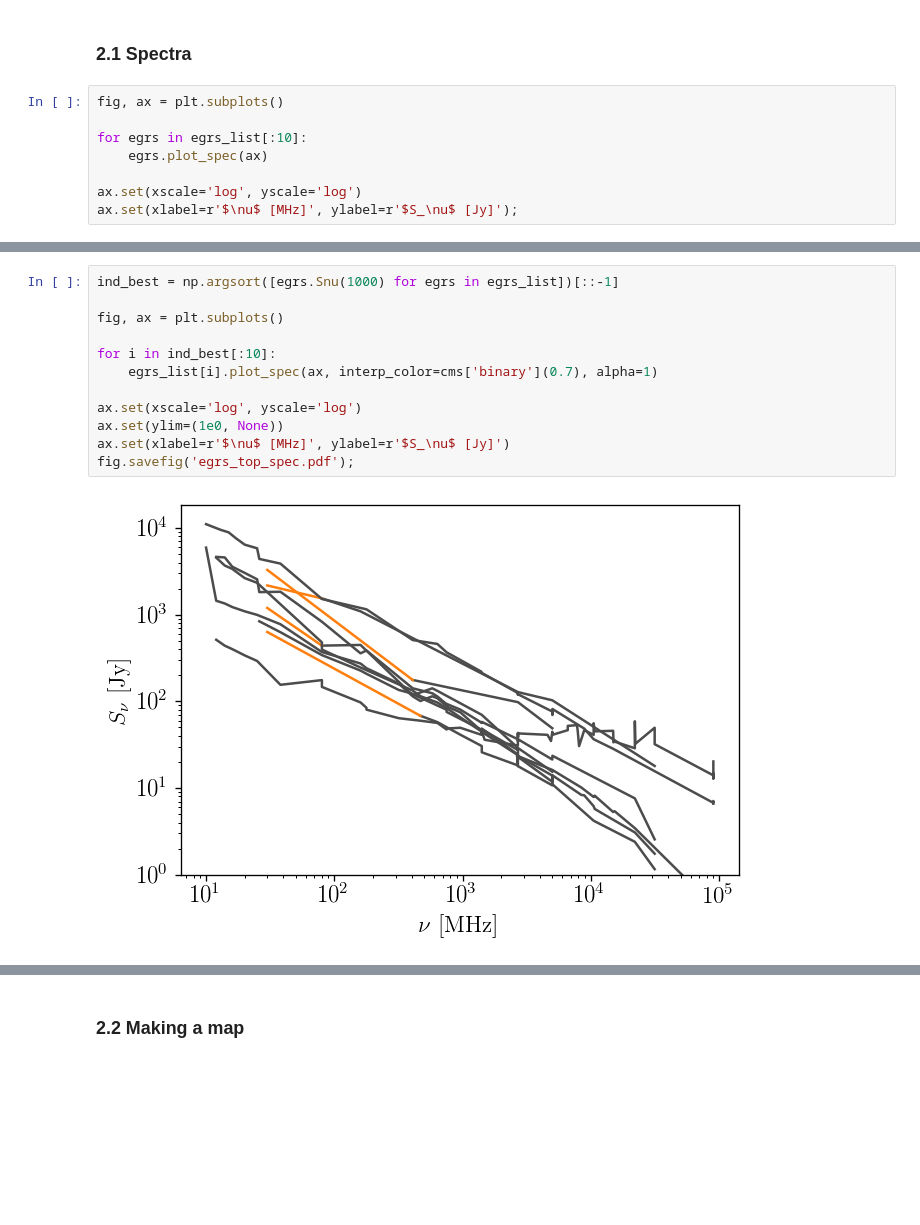
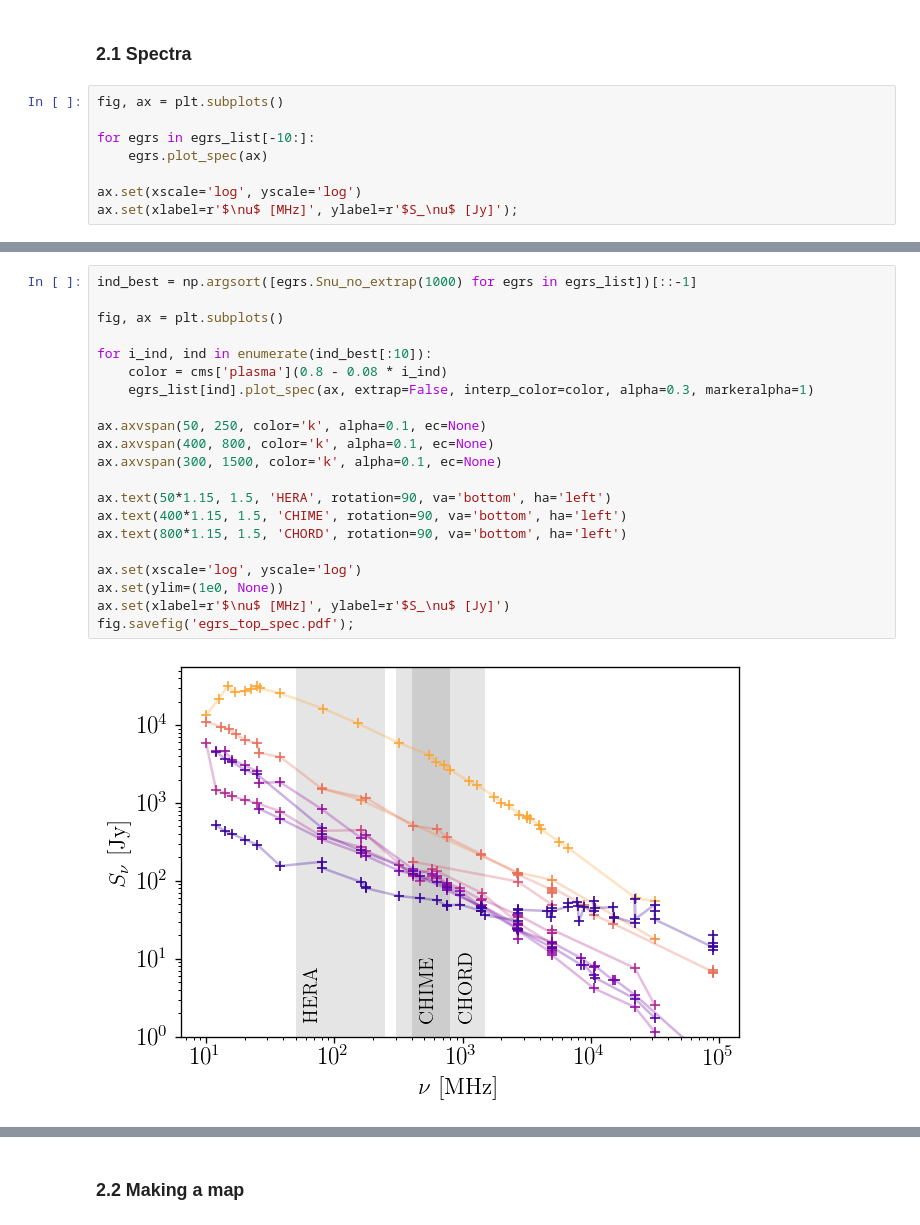
Before and after one commit to yitiansun/axion-mirror, a Jupyter notebook: notebooks/egrs.ipynb, the cells around one changed output, grey strips where cells are left out. Saved outputs shown, nothing was run; the diff lists cells and outputs as text; blank space fills up the shorter version.

```diff
--- a/notebooks/egrs.ipynb
+++ b/notebooks/egrs.ipynb
@@ -69,7 +69,7 @@ print(len(egrs_list))
 # %%
 fig, ax = plt.subplots()
 
-for egrs in egrs_list[:10]:
+for egrs in egrs_list[-10:]:
     egrs.plot_spec(ax)
 
 ax.set(xscale='log', yscale='log')
@@ -89,14 +89,23 @@ ax.set(xlabel=r'$\nu$ [MHz]', ylabel=r'$S_\nu$ [Jy]');
 # %%
-ind_best = np.argsort([egrs.Snu(1000) for egrs in egrs_list])[::-1]
+ind_best = np.argsort([egrs.Snu_no_extrap(1000) for egrs in egrs_list])[::-1]
 
 fig, ax = plt.subplots()
 
-for i in ind_best[:10]:
-    egrs_list[i].plot_spec(ax, interp_color=cms['binary'](0.7), alpha=1)
+for i_ind, ind in enumerate(ind_best[:10]):
+    color = cms['plasma'](0.8 - 0.08 * i_ind)
+    egrs_list[ind].plot_spec(ax, extrap=False, interp_color=color, alpha=0.3, markeralpha=1)
+
+ax.axvspan(50, 250, color='k', alpha=0.1, ec=None)
+ax.axvspan(400, 800, color='k', alpha=0.1, ec=None)
+ax.axvspan(300, 1500, color='k', alpha=0.1, ec=None)
+
+ax.text(50*1.15, 1.5, 'HERA', rotation=90, va='bottom', ha='left')
+ax.text(400*1.15, 1.5, 'CHIME', rotation=90, va='bottom', ha='left')
+ax.text(800*1.15, 1.5, 'CHORD', rotation=90, va='bottom', ha='left')
 
 ax.set(xscale='log', yscale='log')
 ax.set(ylim=(1e0, None))
 ax.set(xlabel=r'$\nu$ [MHz]', ylabel=r'$S_\nu$ [Jy]')
 fig.savefig('egrs_top_spec.pdf');
 # %% [output]
-[figure, old version]
+[figure, new version]
```
Also changed, not shown: parts of 4 cells of this notebook, 19 other files.
